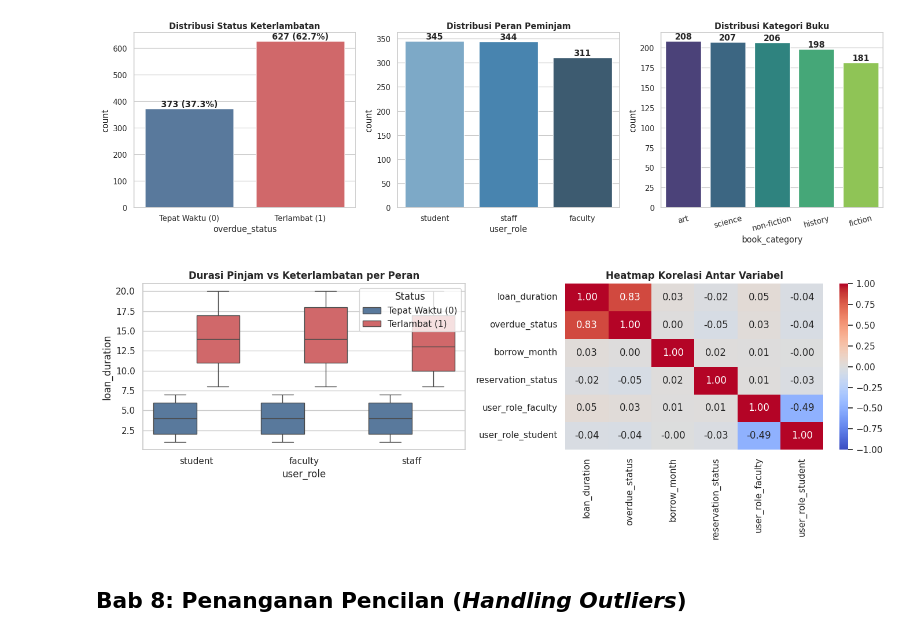
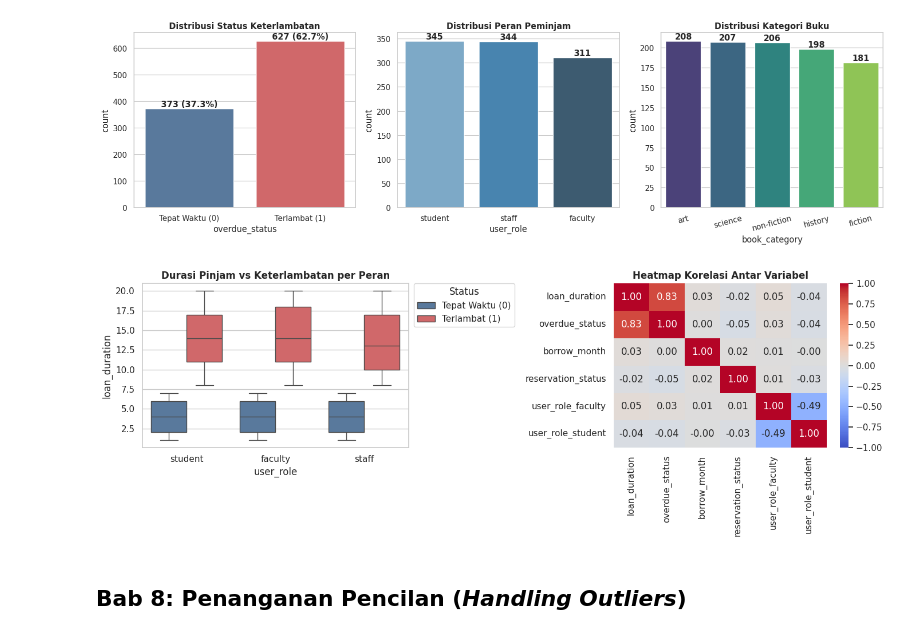
Before and after one commit to ariftriMIK-ai/EDA-Sirkulasi-Perpustakaan, a Jupyter notebook: EDA_Perpustakaan_gclb.ipynb, the cells around one changed output. Drawn from its saved outputs; the diff is of its cells as text; code cells hidden in the pictures.

```diff
--- a/EDA_Perpustakaan_gclb.ipynb
+++ b/EDA_Perpustakaan_gclb.ipynb
@@ -192,22 +192,34 @@ Passing `palette` without assigning `hue` is deprecated and will be removed in v
   ax3 = sns.countplot(data=df, x='book_category', order=df['book_category'].value_counts().index, ax=axes[2], palette='viridis')
 [figure]
 # %%
+import matplotlib.pyplot as plt
+import seaborn as sns
+import pandas as pd
+
+# Pastikan variabel 'df' dan 'df_encoded' sudah ada dari cell sebelumnya.
+# Jika belum, pastikan Anda meload dataset Anda di sini terlebih dahulu, contoh:
+# df = pd.read_csv('nama_file_anda.csv')
+# df_encoded = ...
+
 # 7.2 & 7.3 Bivariate Analysis & Correlation Heatmap
 fig, axes = plt.subplots(1, 2, figsize=(14, 5))
 
 sns.boxplot(data=df, x='user_role', y='loan_duration', hue='overdue_status', ax=axes[0], palette=['#4E79A7', '#E15759'])
 axes[0].set_title('Durasi Pinjam vs Keterlambatan per Peran', fontweight='bold')
 handles, _ = axes[0].get_legend_handles_labels()
-axes[0].legend(handles, ['Tepat Waktu (0)', 'Terlambat (1)'], title='Status')
+
+# Memindahkan legend ke luar/atas agar tidak menutupi whisker
+axes[0].legend(handles, ['Tepat Waktu (0)', 'Terlambat (1)'], title='Status',
+               bbox_to_anchor=(1.02, 1), loc='upper left', borderaxespad=0)
 
 corr_cols = ['loan_duration', 'overdue_status', 'borrow_month', 'reservation_status', 'user_role_faculty', 'user_role_student']
 sns.heatmap(df_encoded[corr_cols].corr(), annot=True, fmt='.2f', cmap='coolwarm', vmin=-1, vmax=1, ax=axes[1])
 axes[1].set_title('Heatmap Korelasi Antar Variabel', fontweight='bold')
 
 plt.tight_layout()
 plt.show()
 # %% [output]
-[figure, old version]
+[figure, new version]
 # %% [markdown]
 ## Bab 8: Penanganan Pencilan (*Handling Outliers*)
 # %%
```
